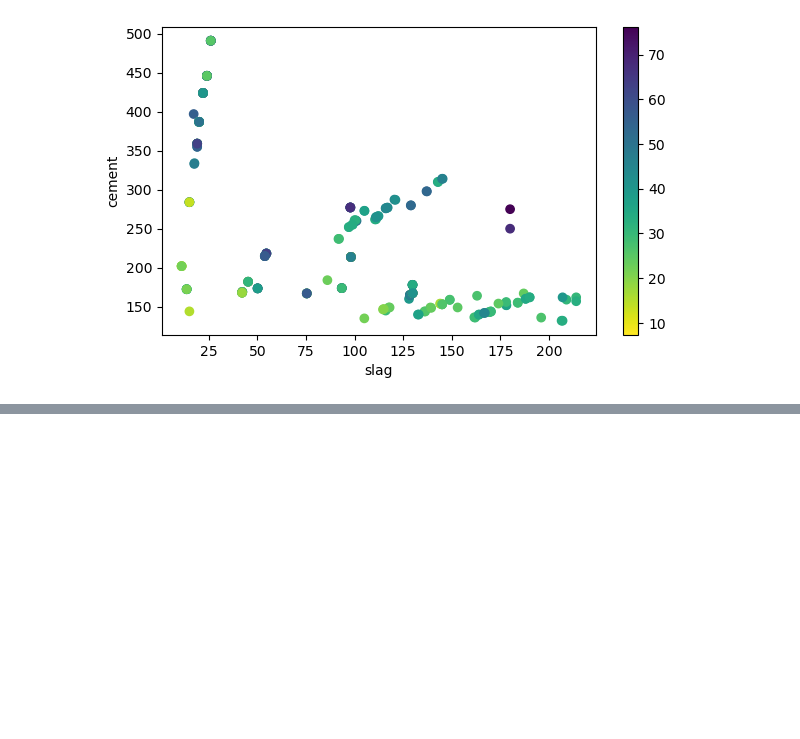
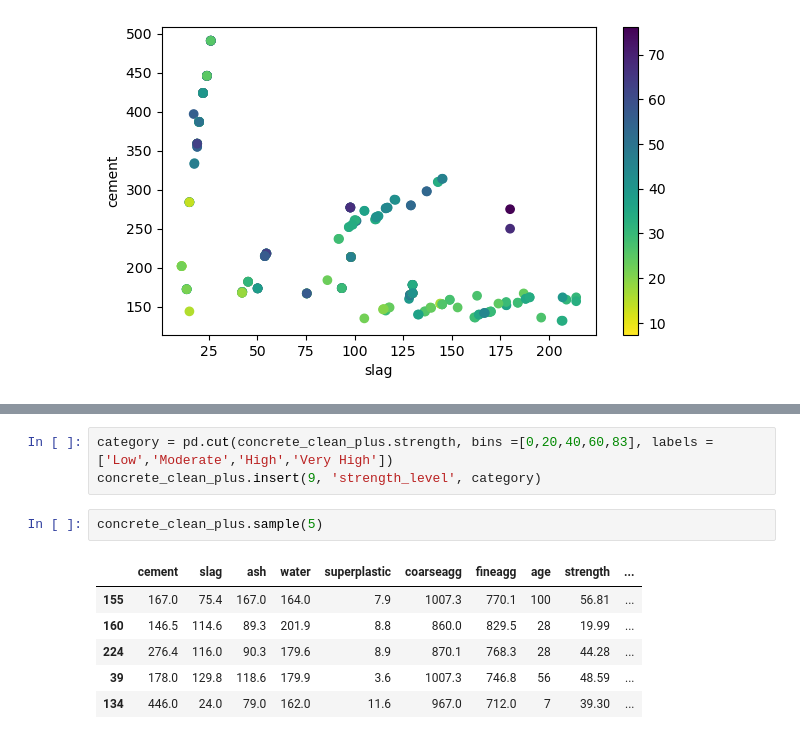
Before and after one commit to ahamzah003/cement_manufacturing_data-analysis, a Jupyter notebook: part_I_exploration.ipynb, the cells around one changed output, grey strips where cells are left out. Cells and saved outputs as stored; diff of their text form; blank space fills up the shorter version.

```diff
--- a/part_I_exploration.ipynb
+++ b/part_I_exploration.ipynb
@@ -409,0 +410,12 @@ Generally, for a specific quantity range of slag it is observed that there is an
+# %%
+category = pd.cut(concrete_clean_plus.strength, bins =[0,20,40,60,83], labels = ['Low','Moderate','High','Very High'])
+concrete_clean_plus.insert(9, 'strength_level', category)
+# %%
+concrete_clean_plus.sample(5)
+# %% [output]
+|  | cement | slag | ash | water | superplastic | coarseagg | fineagg | age | strength | ... |
+| 155 | 167.0 | 75.4 | 167.0 | 164.0 | 7.9 | 1007.3 | 770.1 | 100 | 56.81 | ... |
+| 160 | 146.5 | 114.6 | 89.3 | 201.9 | 8.8 | 860.0 | 829.5 | 28 | 19.99 | ... |
+| 224 | 276.4 | 116.0 | 90.3 | 179.6 | 8.9 | 870.1 | 768.3 | 28 | 44.28 | ... |
+| 39 | 178.0 | 129.8 | 118.6 | 179.9 | 3.6 | 1007.3 | 746.8 | 56 | 48.59 | ... |
+| 134 | 446.0 | 24.0 | 79.0 | 162.0 | 11.6 | 967.0 | 712.0 | 7 | 39.30 | ... |
```
Also changed, not shown: parts of 12 cells of this notebook.
